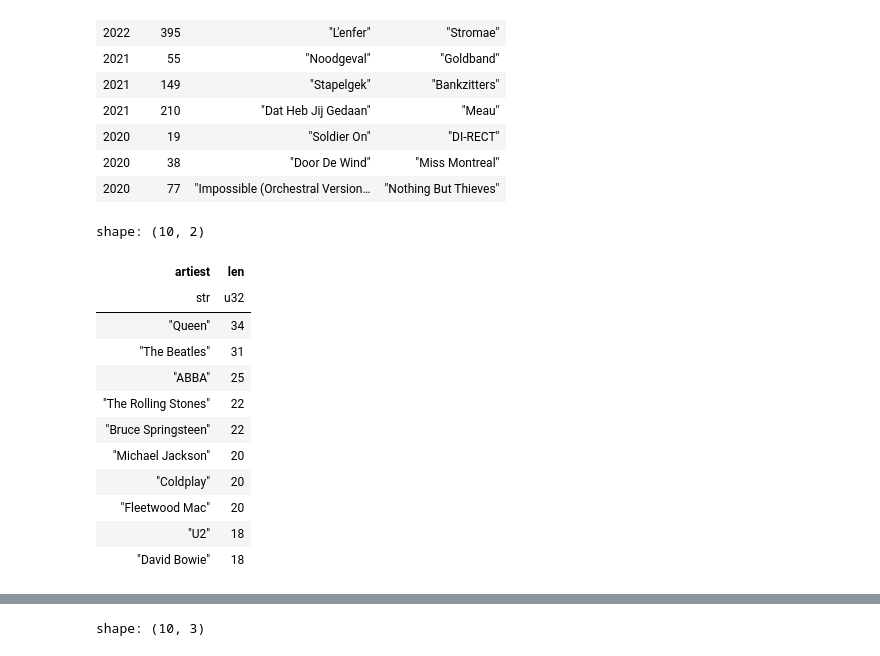
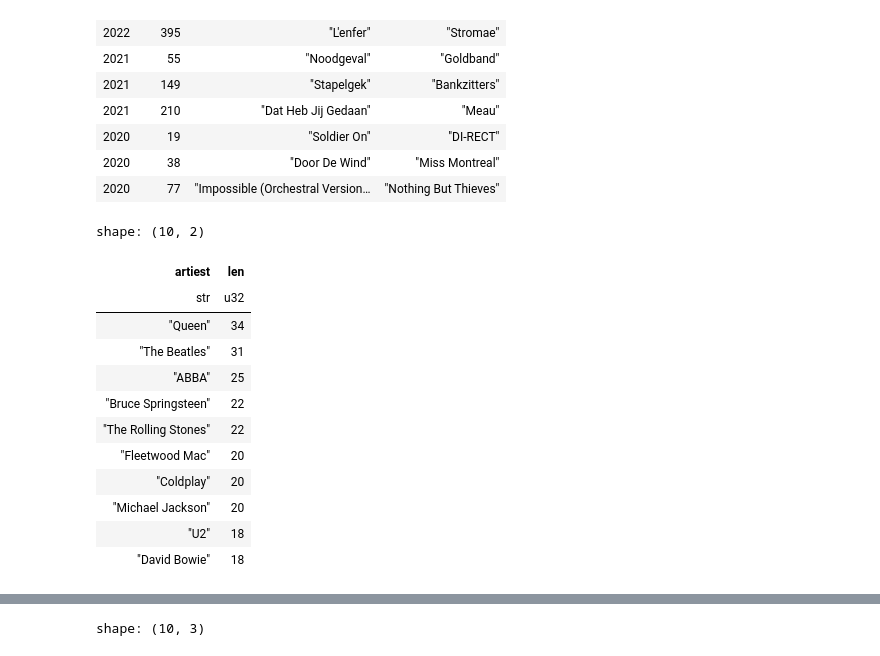
Before and after one commit to asenetcky/python-polars-the-definitive-guide, a Jupyter notebook: ch13-me.ipynb, the cells around one changed output, grey strips where cells are left out. Saved outputs shown, nothing was run; the diff lists cells and outputs as text; code cells hidden in the pictures.

```diff
--- a/ch13-me.ipynb
+++ b/ch13-me.ipynb
@@ -94,21 +92,19 @@ shape: (9, 4)
 | 2020 | 38 | "Door De Wind" | "Miss Montreal" |
 | 2020 | 77 | "Impossible (Orchestral Version… | "Nothing But Thieves" |
 # %%
-(
-    top2000.group_by("artiest").len().sort("len", descending=True).head(10)
-)
+(top2000.group_by("artiest").len().sort("len", descending=True).head(10))
 # %% [output]
 shape: (10, 2)
 | artiest | len |
 | str | u32 |
 | "Queen" | 34 |
 | "The Beatles" | 31 |
 | "ABBA" | 25 |
+| "Bruce Springsteen" | 22 |
 | "The Rolling Stones" | 22 |
-| "Bruce Springsteen" | 22 |
+| "Fleetwood Mac" | 20 |
+| "Coldplay" | 20 |
 | "Michael Jackson" | 20 |
-| "Coldplay" | 20 |
-| "Fleetwood Mac" | 20 |
 | "U2" | 18 |
 | "David Bowie" | 18 |
 # %%
```
Also changed, not shown: parts of 8 cells of this notebook, 3 other files.
